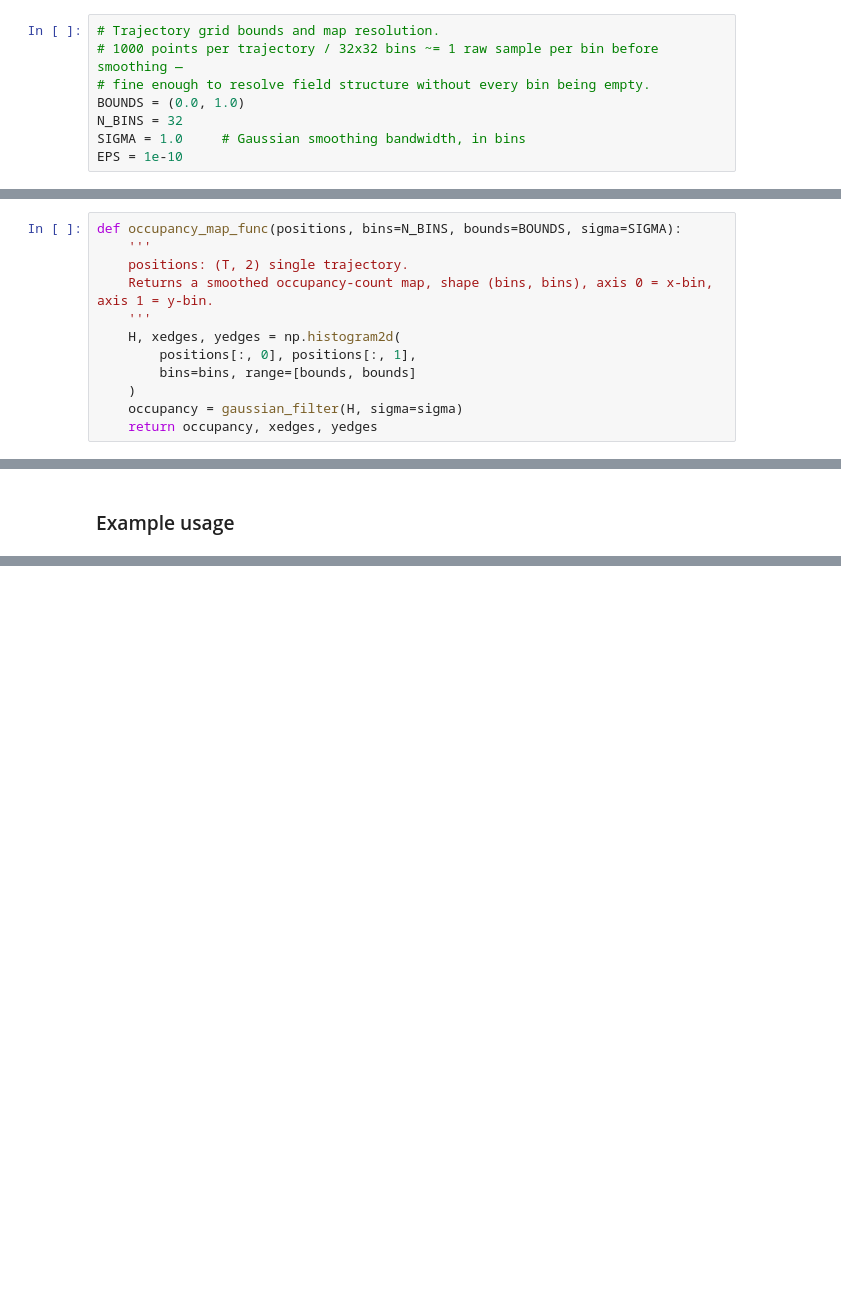
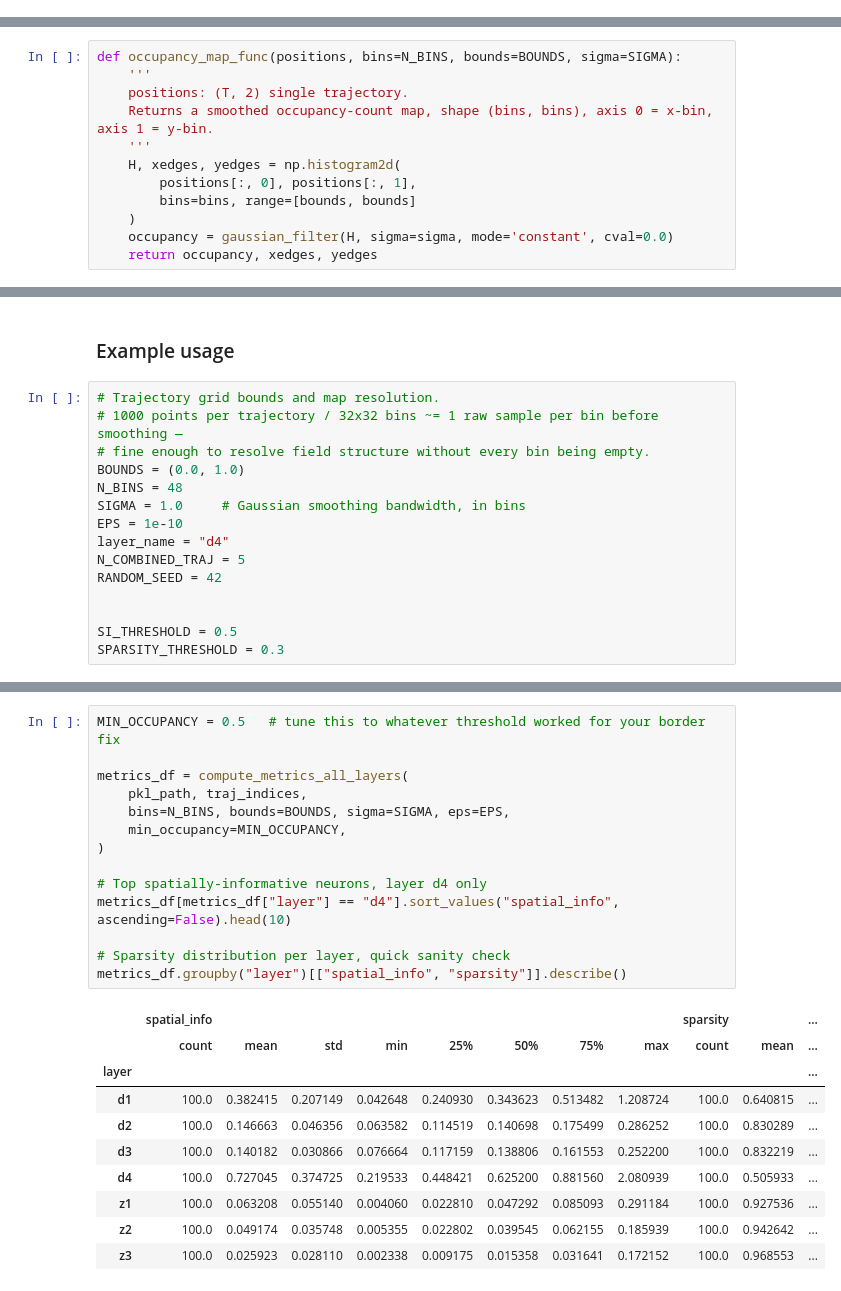
Before and after one commit to Sindhuramrutha/2d_hippocampal_cells, a Jupyter notebook: 2D-place-grid-cells/(edited-july6)liza_firing_rate_maps_clean copy.ipynb, the cells around one changed output, grey strips where cells are left out. Cells and saved outputs as stored; diff of their text form; blank space fills up the shorter version.

```diff
--- a/2D-place-grid-cells/(edited-july6)liza_firing_rate_maps_clean copy.ipynb
+++ b/2D-place-grid-cells/(edited-july6)liza_firing_rate_maps_clean copy.ipynb
@@ -15,14 +15,6 @@ import matplotlib.pyplot as plt
 import pickle
 from scipy.ndimage import gaussian_filter
 import scipy.signal
-# %%
-# Trajectory grid bounds and map resolution.
-# 1000 points per trajectory / 32x32 bins ~= 1 raw sample per bin before smoothing —
-# fine enough to resolve field structure without every bin being empty.
-BOUNDS = (0.0, 1.0)
-N_BINS = 32
-SIGMA = 1.0     # Gaussian smoothing bandwidth, in bins
-EPS = 1e-10
 # %% [markdown]
 ### Input
 # %%
@@ -76,6 +75,6 @@ def occupancy_map_func(positions, bins=N_BINS, bounds=BOUNDS, sigma=SIGMA):
         positions[:, 0], positions[:, 1],
         bins=bins, range=[bounds, bounds]
     )
-    occupancy = gaussian_filter(H, sigma=sigma)
+    occupancy = gaussian_filter(H, sigma=sigma, mode='constant', cval=0.0)
     return occupancy, xedges, yedges
 # %%
@@ -590,4 +743,19 @@ def plot_all_layers_two_trajectories(
 # %% [markdown]
 ### Example usage
+# %%
+# Trajectory grid bounds and map resolution.
+# 1000 points per trajectory / 32x32 bins ~= 1 raw sample per bin before smoothing —
+# fine enough to resolve field structure without every bin being empty.
+BOUNDS = (0.0, 1.0)
+N_BINS = 48
+SIGMA = 1.0     # Gaussian smoothing bandwidth, in bins
+EPS = 1e-10
+layer_name = "d4"
+N_COMBINED_TRAJ = 5
+RANDOM_SEED = 42
+
+
+SI_THRESHOLD = 0.5
+SPARSITY_THRESHOLD = 0.3
 # %%
 
@@ -697,0 +911,25 @@ Trajectory 38
+# %%
+MIN_OCCUPANCY = 0.5   # tune this to whatever threshold worked for your border fix
+
+metrics_df = compute_metrics_all_layers(
+    pkl_path, traj_indices,
+    bins=N_BINS, bounds=BOUNDS, sigma=SIGMA, eps=EPS,
+    min_occupancy=MIN_OCCUPANCY,
+)
+
+# Top spatially-informative neurons, layer d4 only
+metrics_df[metrics_df["layer"] == "d4"].sort_values("spatial_info", ascending=False).head(10)
+
+# Sparsity distribution per layer, quick sanity check
+metrics_df.groupby("layer")[["spatial_info", "sparsity"]].describe()
+# %% [output]
+|  | spatial_info |  |  |  |  |  |  |  | sparsity |  | ... |
+|  | count | mean | std | min | 25% | 50% | 75% | max | count | mean | ... |
+| layer |  |  |  |  |  |  |  |  |  |  | ... |
+| d1 | 100.0 | 0.382415 | 0.207149 | 0.042648 | 0.240930 | 0.343623 | 0.513482 | 1.208724 | 100.0 | 0.640815 | ... |
+| d2 | 100.0 | 0.146663 | 0.046356 | 0.063582 | 0.114519 | 0.140698 | 0.175499 | 0.286252 | 100.0 | 0.830289 | ... |
+| d3 | 100.0 | 0.140182 | 0.030866 | 0.076664 | 0.117159 | 0.138806 | 0.161553 | 0.252200 | 100.0 | 0.832219 | ... |
+| d4 | 100.0 | 0.727045 | 0.374725 | 0.219533 | 0.448421 | 0.625200 | 0.881560 | 2.080939 | 100.0 | 0.505933 | ... |
+| z1 | 100.0 | 0.063208 | 0.055140 | 0.004060 | 0.022810 | 0.047292 | 0.085093 | 0.291184 | 100.0 | 0.927536 | ... |
+| z2 | 100.0 | 0.049174 | 0.035748 | 0.005355 | 0.022802 | 0.039545 | 0.062155 | 0.185939 | 100.0 | 0.942642 | ... |
+| z3 | 100.0 | 0.025923 | 0.028110 | 0.002338 | 0.009175 | 0.015358 | 0.031641 | 0.172152 | 100.0 | 0.968553 | ... |
```
Also changed, not shown: parts of 24 cells of this notebook, 2 other files.
